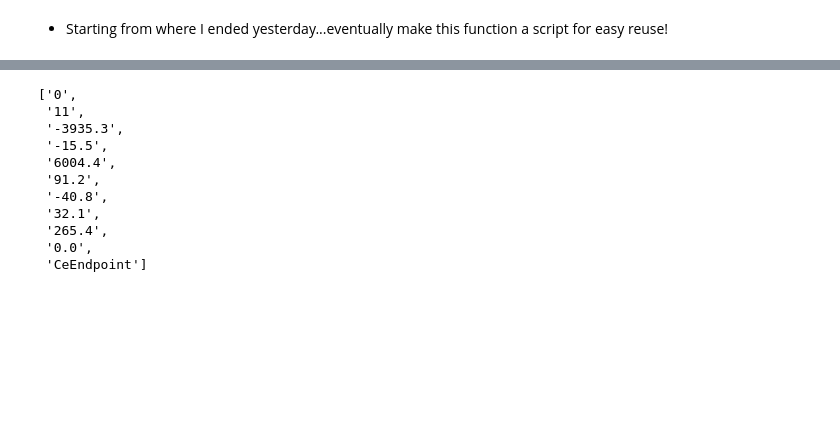
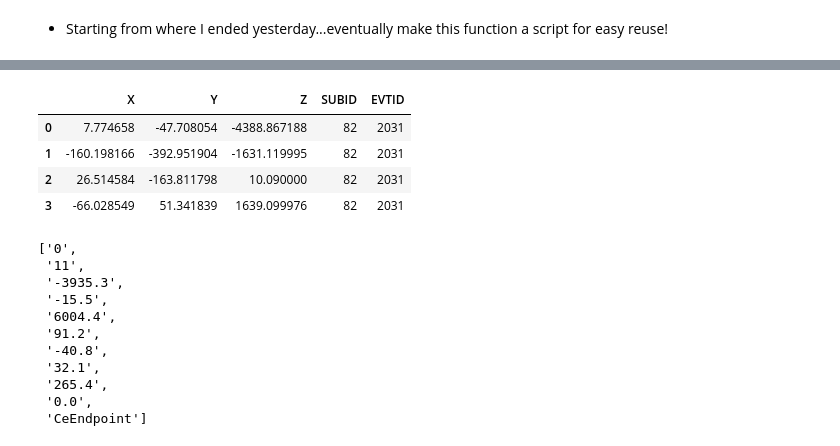
Before and after one commit to ckampa13/Mu2E, a Jupyter notebook: scripts/ColeTests/04-05-19_Detailed_MC_Steps_Test.ipynb, the cells around one changed output, grey strips where cells are left out. Saved outputs shown, nothing was run; the diff lists cells and outputs as text; code cells hidden in the pictures; blank space fills up the shorter version.

```diff
--- a/scripts/ColeTests/04-05-19_Detailed_MC_Steps_Test.ipynb
+++ b/scripts/ColeTests/04-05-19_Detailed_MC_Steps_Test.ipynb
@@ -127,5 +110,5 @@ gen_electron_plot(inline=True)
 # %%
-gen = gen_event(df_sam)
+gen = gen_event(df_sam.head(1))
 gen_electron_plot(gen=gen,inline=True)
 # %% [output]
 [interactive output not drawn]
@@ -149,3 +153,11 @@ gen_electron_plot(gen=gen,inline=True)
+# %%
+gen
+# %% [output]
+|  | X | Y | Z | SUBID | EVTID |
+| 0 | 7.774658 | -47.708054 | -4388.867188 | 82 | 2031 |
+| 1 | -160.198166 | -392.951904 | -1631.119995 | 82 | 2031 |
+| 2 | 26.514584 | -163.811798 | 10.090000 | 82 | 2031 |
+| 3 | -66.028549 | 51.341839 | 1639.099976 | 82 | 2031 |
 # %%
 ifile = mu2e_ext_path+'root/datadump_verbose_01.log'
 # %%
```
Also changed, not shown: parts of 5 cells of this notebook, 9 other files.
